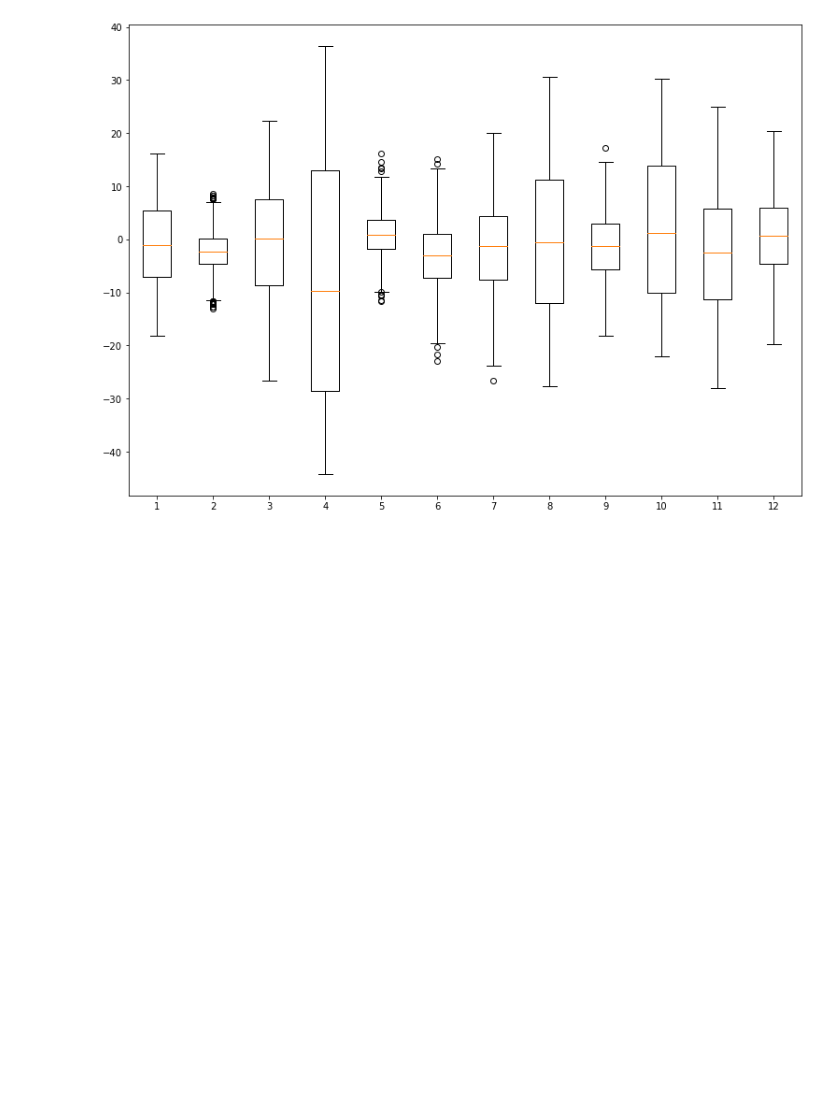
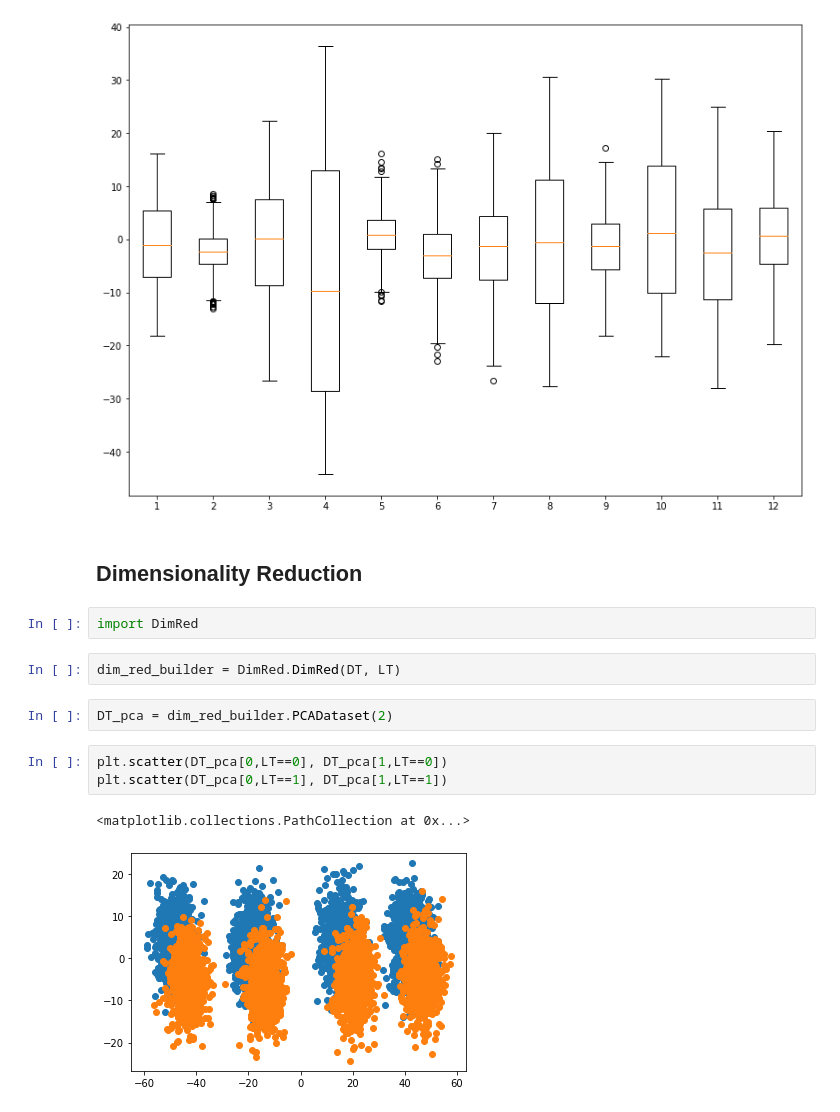
Before and after one commit to mattyred/poliTO-MLPR-Project, a Jupyter notebook: Code/Notebooks/DataInspection.ipynb, the cells around one changed output. Drawn from its saved outputs; the diff is of its cells as text; blank space fills up the shorter version.

Commit message:
Working on dimensioanality reduction

```diff
--- a/Code/Notebooks/DataInspection.ipynb
+++ b/Code/Notebooks/DataInspection.ipynb
@@ -61,3 +64,17 @@ bp = plt.boxplot([DT_male[i,:] for i in range(NFEATURES)])
 plt.show()
 # %% [output]
 [figure]
+# %% [markdown]
+## Dimensionality Reduction
+# %%
+import DimRed
+# %%
+dim_red_builder = DimRed.DimRed(DT, LT)
+# %%
+DT_pca = dim_red_builder.PCADataset(2)
+# %%
+plt.scatter(DT_pca[0,LT==0], DT_pca[1,LT==0])
+plt.scatter(DT_pca[0,LT==1], DT_pca[1,LT==1])
+# %% [output]
+<matplotlib.collections.PathCollection at 0x...>
+[figure, added]
```
Also changed, not shown: parts of 1 cell of this notebook, 1 other file.
